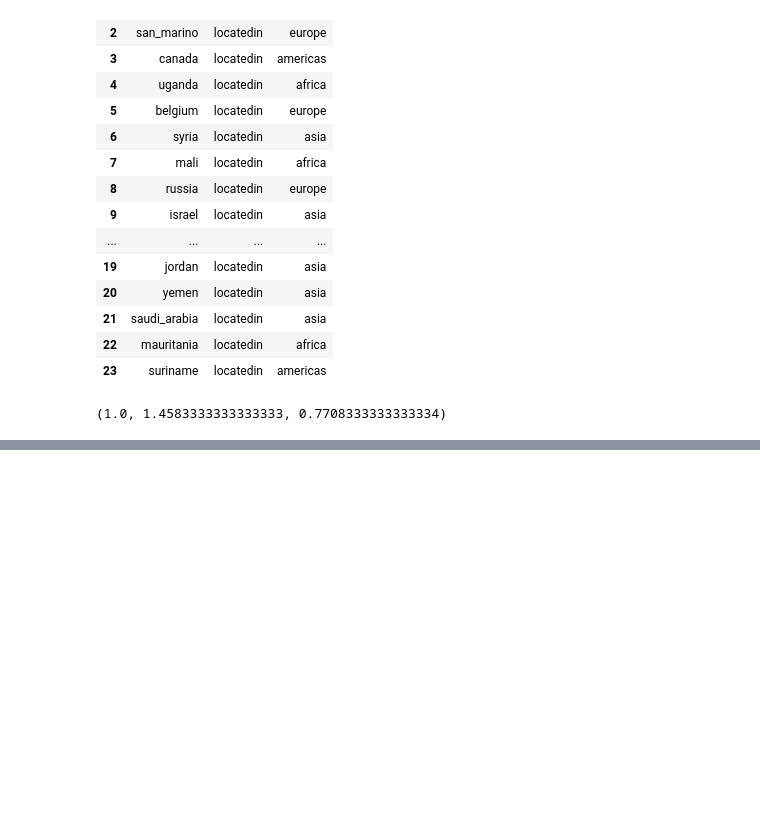
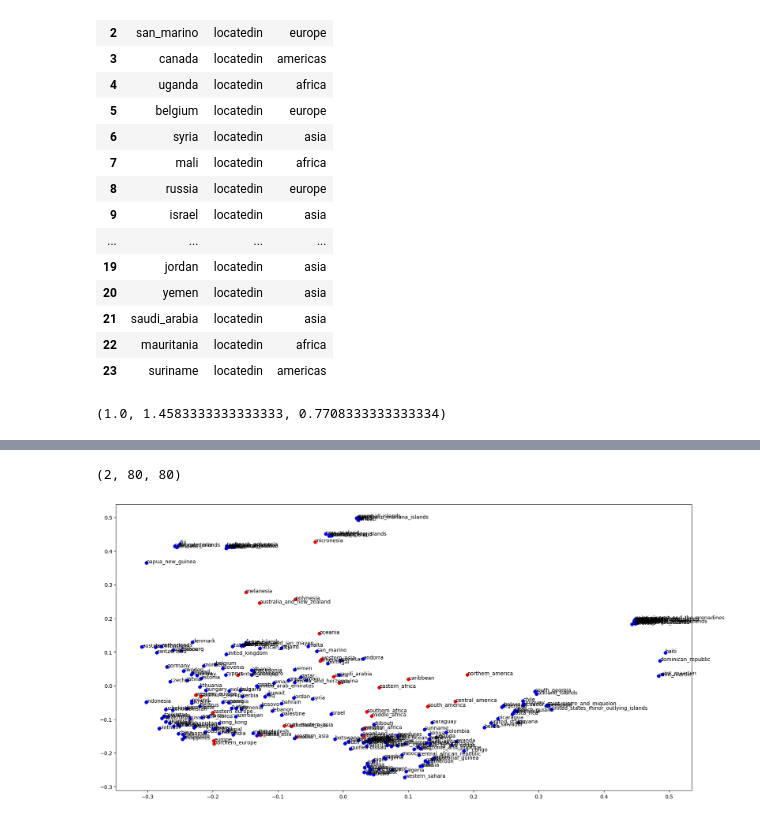
Before and after one commit to MarioAvolio/AI-Project, a Jupyter notebook: assignment 4/2_Rescal_Implementation.ipynb, the cells around one changed output, grey strips where cells are left out. Drawn from its saved outputs; the diff is of its cells as text; code cells hidden in the pictures; blank space fills up the shorter version.

```diff
--- a/assignment 4/2_Rescal_Implementation.ipynb
+++ b/assignment 4/2_Rescal_Implementation.ipynb
@@ -420,0 +423,3 @@ tot_hits/countries_test_pd_locatedin.shape[0], tot_mean_rank/countries_test_pd_l
+# %%
+entity_embeddings = params["A"]
+entity_embeddings.shape
@@ -420,0 +464,49 @@ tot_hits/countries_test_pd_locatedin.shape[0], tot_mean_rank/countries_test_pd_l
+# %%
+relation_embeddings = np.dstack(params.values()).reshape(2,80,80)
+relation_embeddings.shape
+# %% [output]
+(2, 80, 80)
+# %%
+from operator import sub
+from sklearn.decomposition import PCA
+import matplotlib.pyplot as plt
+
+def quick_plot(labels, embedding, colors = None, plot = True):
+  """
+  we ignore the words we are not interested to reduce the time to compute
+  the 2D embeddings, but this is an approximation.
+  """
+
+  if not colors:
+    colors = ['b' for _ in labels]
+
+  X = embedding
+  pca = PCA(n_components=2)
+
+  two_d_emb = pca.fit_transform(X)
+
+  plt.scatter(two_d_emb[:, 0], two_d_emb[:, 1], c = colors)
+
+  for index, label in enumerate(labels):
+    # annotate
+    plt.annotate(label, xy=(two_d_emb[index, 0], two_d_emb[index, 1]), )
+
+  if plot:
+    plt.gcf().set_size_inches(20, 10)
+    plt.show()
+
+  return plt, pca
+# %%
+continents = set(data.query('predicate == "locatedin"')['object'].unique())
+# %%
+def get_color(x):
+  if x in continents:
+    return 'red'
+  else:
+    return 'blue'
+
+colors = [get_color(ent) for ent in entities]
+# %%
+quick_plot(entities, entity_embeddings, colors=colors)
+# %% [output]
+[figure, added]
```
Also changed, not shown: parts of 5 cells of this notebook.
